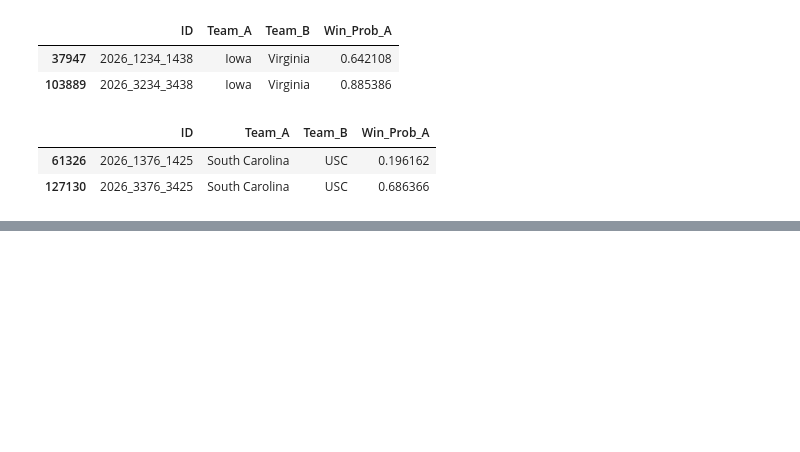
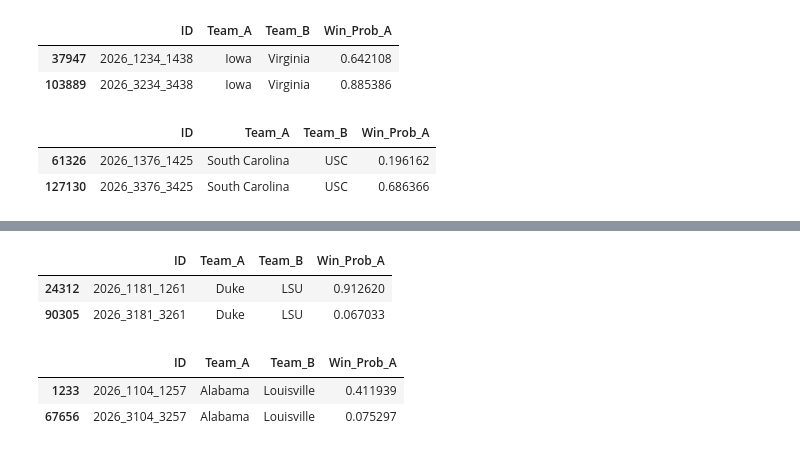
Before and after one commit to oktavianuu/NCAA-okta-2026, a Jupyter notebook: notebooks/score_check.ipynb, the cells around one changed output, grey strips where cells are left out. Saved outputs shown, nothing was run; the diff lists cells and outputs as text; code cells hidden in the pictures; blank space fills up the shorter version.

```diff
--- a/notebooks/score_check.ipynb
+++ b/notebooks/score_check.ipynb
@@ -492,0 +502,12 @@ match("South Carolina", "USC", data)
+# %%
+match("Duke", "LSU", data)
+# %% [output]
+|  | ID | Team_A | Team_B | Win_Prob_A |
+| 24312 | 2026_1181_1261 | Duke | LSU | 0.912620 |
+| 90305 | 2026_3181_3261 | Duke | LSU | 0.067033 |
+# %%
+match("Alabama", "Louisville", data)
+# %% [output]
+|  | ID | Team_A | Team_B | Win_Prob_A |
+| 1233 | 2026_1104_1257 | Alabama | Louisville | 0.411939 |
+| 67656 | 2026_3104_3257 | Alabama | Louisville | 0.075297 |
```
Also changed, not shown: parts of 38 cells of this notebook, 3 other files.
